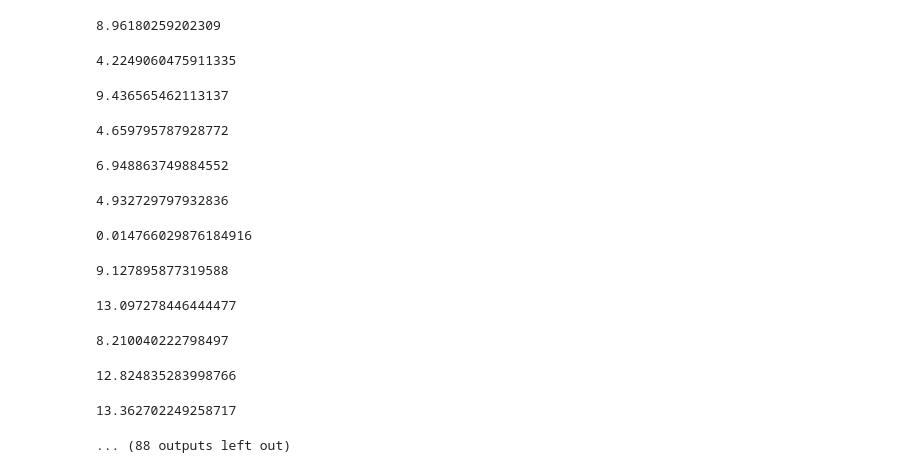
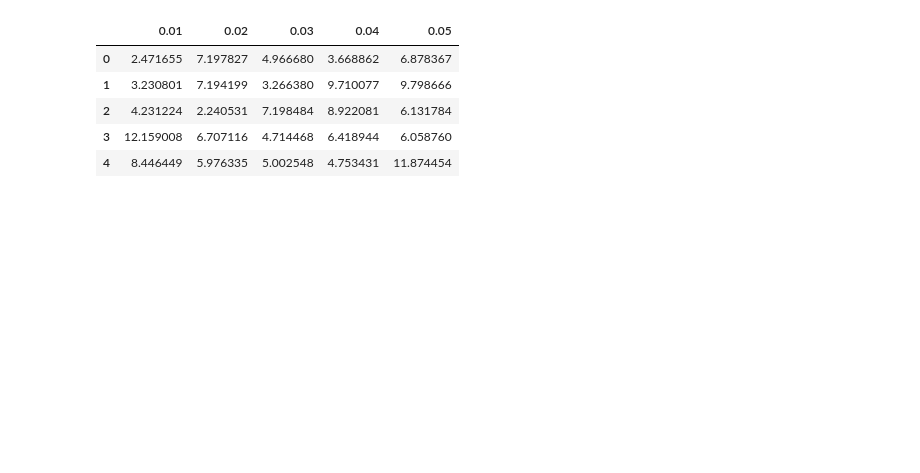
Before and after one commit to pedbrgs/Evolutionary-Computation, a Jupyter notebook: Project 1/Rastrigin Analysis.ipynb, the cells around one changed output. Drawn from its saved outputs; the diff is of its cells as text; code cells hidden in the pictures; blank space fills up the shorter version.

```diff
--- a/Project 1/Rastrigin Analysis.ipynb
+++ b/Project 1/Rastrigin Analysis.ipynb
@@ -94,26 +65,0 @@ best_l = ls[np.argmin(np.mean(f_l, axis = 1))]
-# %%
-ms = np.arange(start = 10, stop = 110, step = 10)
-
-for pop_size in ms:
-
-    for i in range(n_exec):
-        GA = GeneticAlgorithm(n = 10, m = pop_size, l = best_l, max_eval = 10000, mut_prob = best_mut_prob, cross_prob = best_cross_prob, k = pop_size)
-        GA.solve()
-        fitness.append(GA.best_fitness)
-        print(GA.best_fitness)
-    f_m.append(fitness.copy())
-    fitness.clear()
-# %% [output]
-8.96180259202309
-4.2249060475911335
-9.436565462113137
-4.659795787928772
-6.948863749884552
-4.932729797932836
-0.014766029876184916
-9.127895877319588
-13.097278446444477
-8.210040222798497
-12.824835283998766
-13.362702249258717
-... (88 outputs left out)
@@ -121,0 +66,12 @@ best_pop_size = ms[np.argmin(np.mean(f_m, axis = 1))]
+# %%
+df_pms = pd.DataFrame(data = pm)
+df_pms = df_pms.transpose()
+df_pms.columns = ["0.01", "0.02", "0.03", "0.04", "0.05"]
+df_pms.head()
+# %% [output]
+|  | 0.01 | 0.02 | 0.03 | 0.04 | 0.05 |
+| 0 | 2.471655 | 7.197827 | 4.966680 | 3.668862 | 6.878367 |
+| 1 | 3.230801 | 7.194199 | 3.266380 | 9.710077 | 9.798666 |
+| 2 | 4.231224 | 2.240531 | 7.198484 | 8.922081 | 6.131784 |
+| 3 | 12.159008 | 6.707116 | 4.714468 | 6.418944 | 6.058760 |
+| 4 | 8.446449 | 5.976335 | 5.002548 | 4.753431 | 11.874454 |
```
Also changed, not shown: parts of 20 cells of this notebook, 7 other files.
